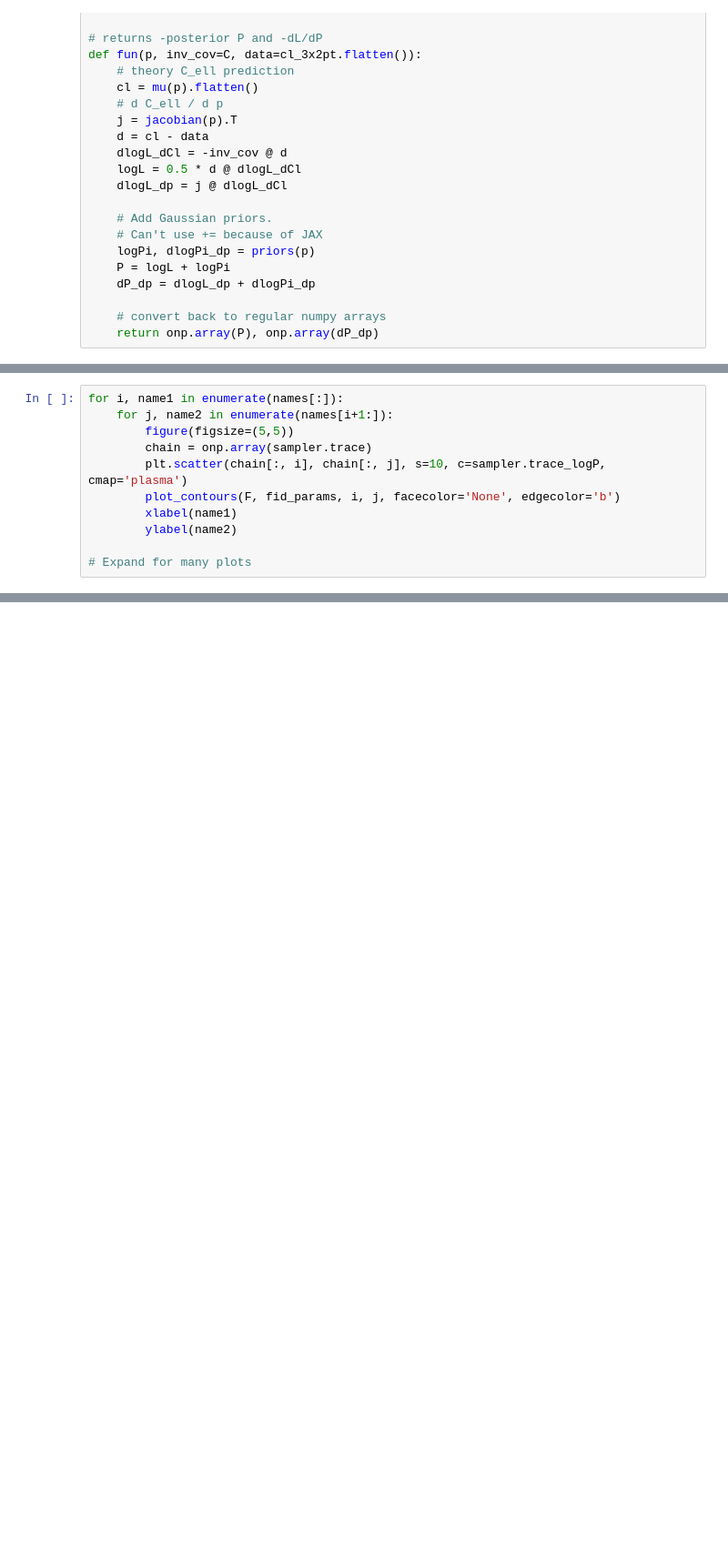
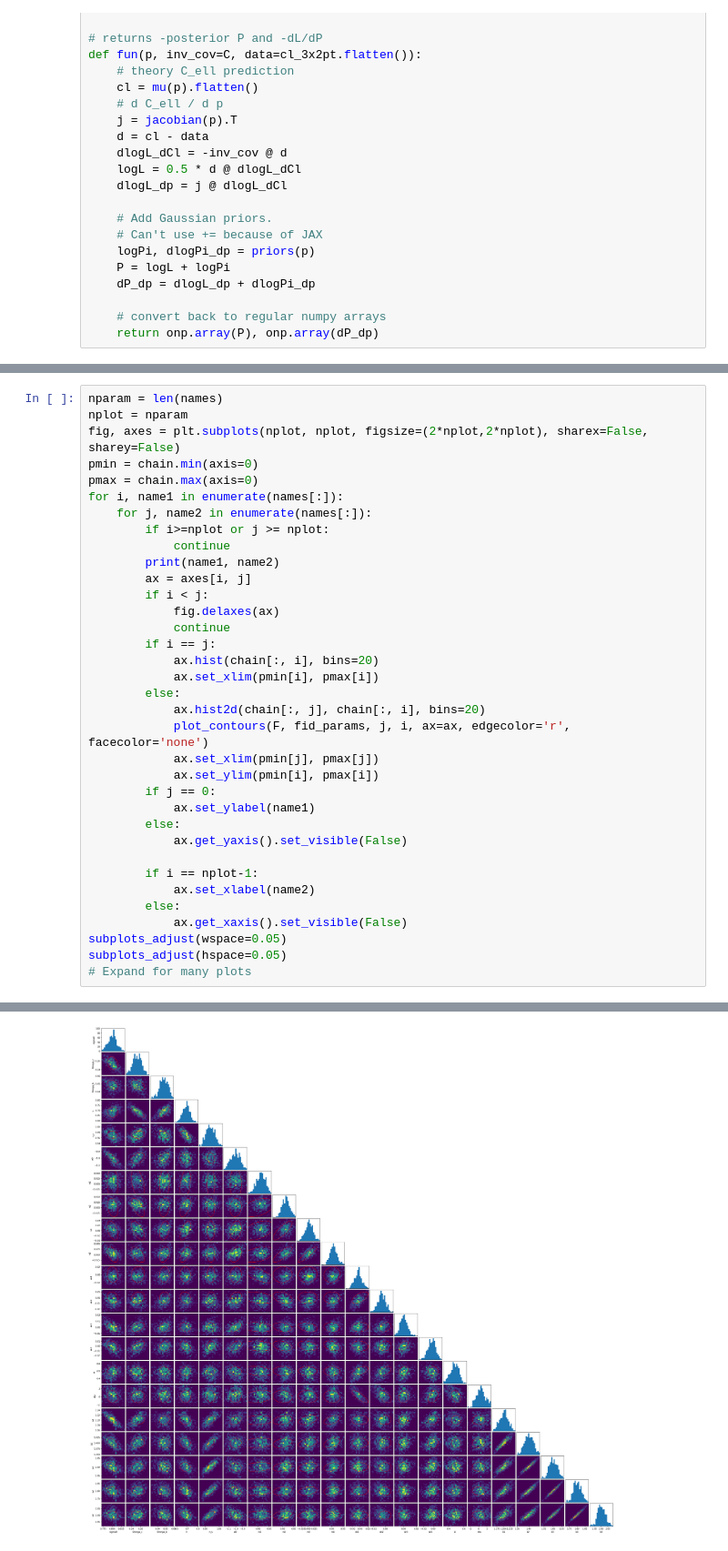
Before and after one commit to DifferentiableUniverseInitiative/jax-cosmo-paper, a Jupyter notebook: notebooks/DES_Y1_3x2pt_demo.ipynb, the cells around one changed output, grey strips where cells are left out. Shown at 91% size. Cells and saved outputs as stored; diff of their text form; blank space fills up the shorter version.

```diff
--- a/notebooks/DES_Y1_3x2pt_demo.ipynb
+++ b/notebooks/DES_Y1_3x2pt_demo.ipynb
@@ -426,11 +455,0 @@ names = [
-# %%
-for i, name1 in enumerate(names[:]):
-    for j, name2 in enumerate(names[i+1:]):
-        figure(figsize=(5,5))
-        chain = onp.array(sampler.trace)
-        plt.scatter(chain[:, i], chain[:, j], s=10, c=sampler.trace_logP, cmap='plasma')
-        plot_contours(F, fid_params, i, j, facecolor='None', edgecolor='b')
-        xlabel(name1)
-        ylabel(name2)
-
-# Expand for many plots
@@ -450,0 +475,36 @@ for i, name1 in enumerate(names[:]):
+# %%
+nparam = len(names)
+nplot = nparam
+fig, axes = plt.subplots(nplot, nplot, figsize=(2*nplot,2*nplot), sharex=False, sharey=False)
+pmin = chain.min(axis=0)
+pmax = chain.max(axis=0)
+for i, name1 in enumerate(names[:]):
+    for j, name2 in enumerate(names[:]):
+        if i>=nplot or j >= nplot:
+            continue
+        print(name1, name2)
+        ax = axes[i, j]
+        if i < j:
+            fig.delaxes(ax)
+            continue
+        if i == j:
+            ax.hist(chain[:, i], bins=20)
+            ax.set_xlim(pmin[i], pmax[i])
+        else:
+            ax.hist2d(chain[:, j], chain[:, i], bins=20)
+            plot_contours(F, fid_params, j, i, ax=ax, edgecolor='r', facecolor='none')
+            ax.set_xlim(pmin[j], pmax[j])
+            ax.set_ylim(pmin[i], pmax[i])
+        if j == 0:
+            ax.set_ylabel(name1)
+        else:
+            ax.get_yaxis().set_visible(False)
+
+        if i == nplot-1:
+            ax.set_xlabel(name2)
+        else:
+            ax.get_xaxis().set_visible(False)
+subplots_adjust(wspace=0.05)
+subplots_adjust(hspace=0.05)
+# Expand for many plots
+# %% [output]
@@ -450,0 +528 @@ for i, name1 in enumerate(names[:]):
+[figure, added]
```
Also changed, not shown: parts of 22 cells of this notebook, 3 other files.
